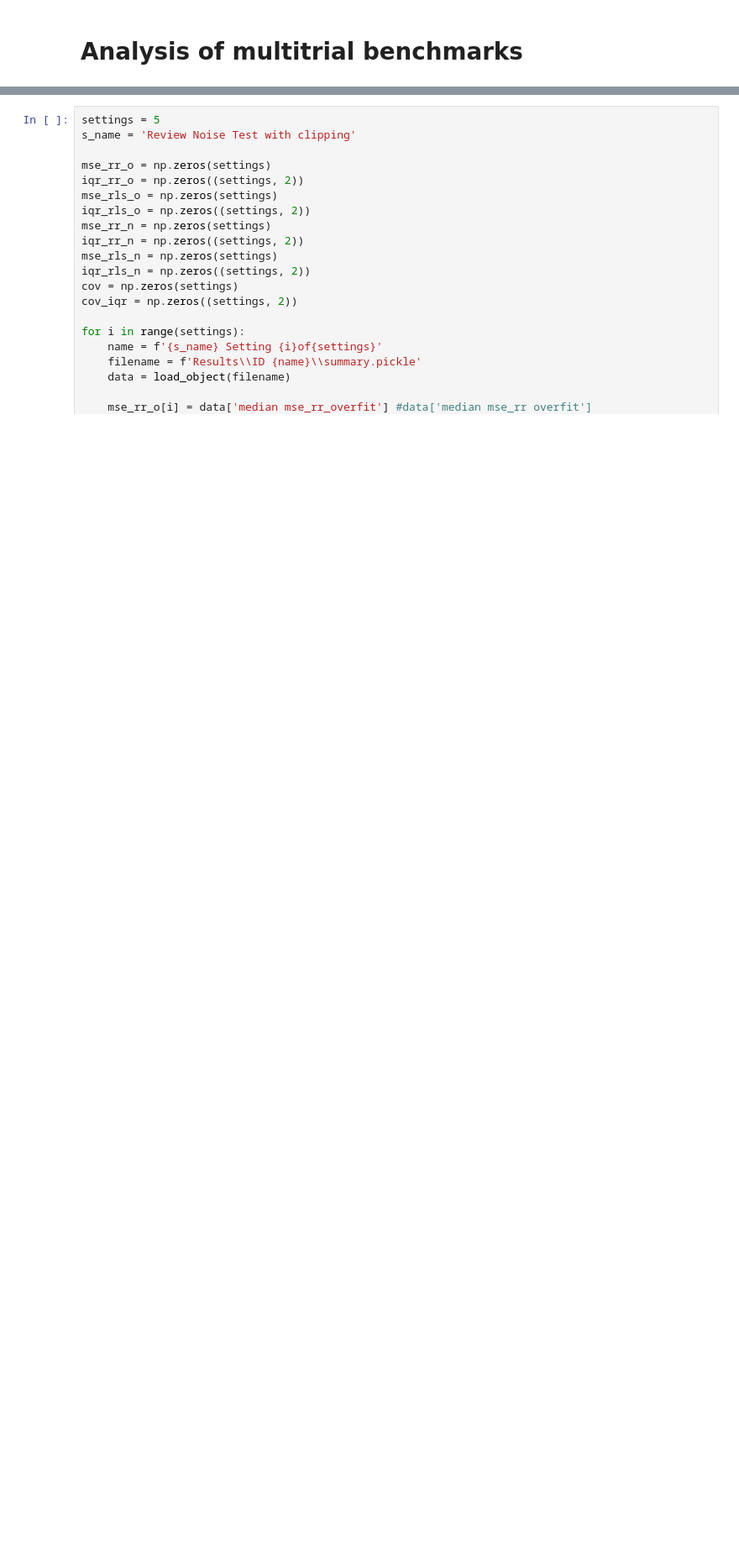
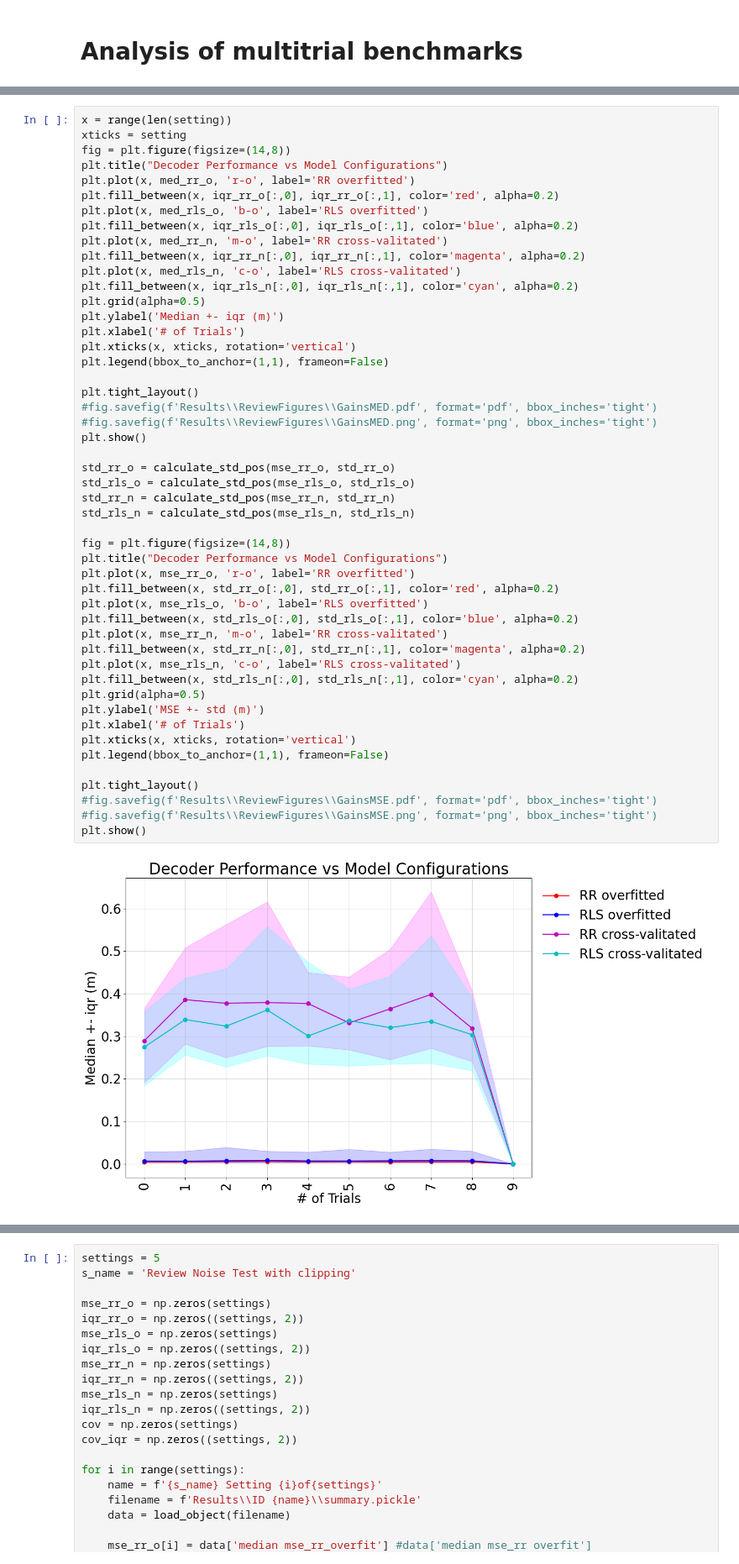
Before and after one commit to TSchwierz/SelfLocalisationCF, a Jupyter notebook: ReviewAddendum.ipynb, the cells around one changed output, grey strips where cells are left out. Shown at 84% size. Cells and saved outputs as stored; diff of their text form; blank space fills up the shorter version.

```diff
--- a/ReviewAddendum.ipynb
+++ b/ReviewAddendum.ipynb
@@ -325,0 +405,51 @@ plt.show()
+# %%
+x = range(len(setting))
+xticks = setting
+fig = plt.figure(figsize=(14,8))
+plt.title("Decoder Performance vs Model Configurations")
+plt.plot(x, med_rr_o, 'r-o', label='RR overfitted')
+plt.fill_between(x, iqr_rr_o[:,0], iqr_rr_o[:,1], color='red', alpha=0.2)
+plt.plot(x, med_rls_o, 'b-o', label='RLS overfitted')
+plt.fill_between(x, iqr_rls_o[:,0], iqr_rls_o[:,1], color='blue', alpha=0.2)
+plt.plot(x, med_rr_n, 'm-o', label='RR cross-valitated')
+plt.fill_between(x, iqr_rr_n[:,0], iqr_rr_n[:,1], color='magenta', alpha=0.2)
+plt.plot(x, med_rls_n, 'c-o', label='RLS cross-valitated')
+plt.fill_between(x, iqr_rls_n[:,0], iqr_rls_n[:,1], color='cyan', alpha=0.2)
+plt.grid(alpha=0.5)
+plt.ylabel('Median +- iqr (m)')
+plt.xlabel('# of Trials')
+plt.xticks(x, xticks, rotation='vertical')
+plt.legend(bbox_to_anchor=(1,1), frameon=False)
+
+plt.tight_layout()
+#fig.savefig(f'Results\\ReviewFigures\\GainsMED.pdf', format='pdf', bbox_inches='tight')
+#fig.savefig(f'Results\\ReviewFigures\\GainsMED.png', format='png', bbox_inches='tight')
+plt.show()
+
+std_rr_o = calculate_std_pos(mse_rr_o, std_rr_o)
+std_rls_o = calculate_std_pos(mse_rls_o, std_rls_o)
+std_rr_n = calculate_std_pos(mse_rr_n, std_rr_n)
+std_rls_n = calculate_std_pos(mse_rls_n, std_rls_n)
+
+fig = plt.figure(figsize=(14,8))
+plt.title("Decoder Performance vs Model Configurations")
+plt.plot(x, mse_rr_o, 'r-o', label='RR overfitted')
+plt.fill_between(x, std_rr_o[:,0], std_rr_o[:,1], color='red', alpha=0.2)
+plt.plot(x, mse_rls_o, 'b-o', label='RLS overfitted')
+plt.fill_between(x, std_rls_o[:,0], std_rls_o[:,1], color='blue', alpha=0.2)
+plt.plot(x, mse_rr_n, 'm-o', label='RR cross-valitated')
+plt.fill_between(x, std_rr_n[:,0], std_rr_n[:,1], color='magenta', alpha=0.2)
+plt.plot(x, mse_rls_n, 'c-o', label='RLS cross-valitated')
+plt.fill_between(x, std_rls_n[:,0], std_rls_n[:,1], color='cyan', alpha=0.2)
+plt.grid(alpha=0.5)
+plt.ylabel('MSE +- std (m)')
+plt.xlabel('# of Trials')
+plt.xticks(x, xticks, rotation='vertical')
+plt.legend(bbox_to_anchor=(1,1), frameon=False)
+
+plt.tight_layout()
+#fig.savefig(f'Results\\ReviewFigures\\GainsMSE.pdf', format='pdf', bbox_inches='tight')
+#fig.savefig(f'Results\\ReviewFigures\\GainsMSE.png', format='png', bbox_inches='tight')
+plt.show()
+# %% [output]
+[figure, added]
```
Also changed, not shown: parts of 6 cells of this notebook, 1 other file.
